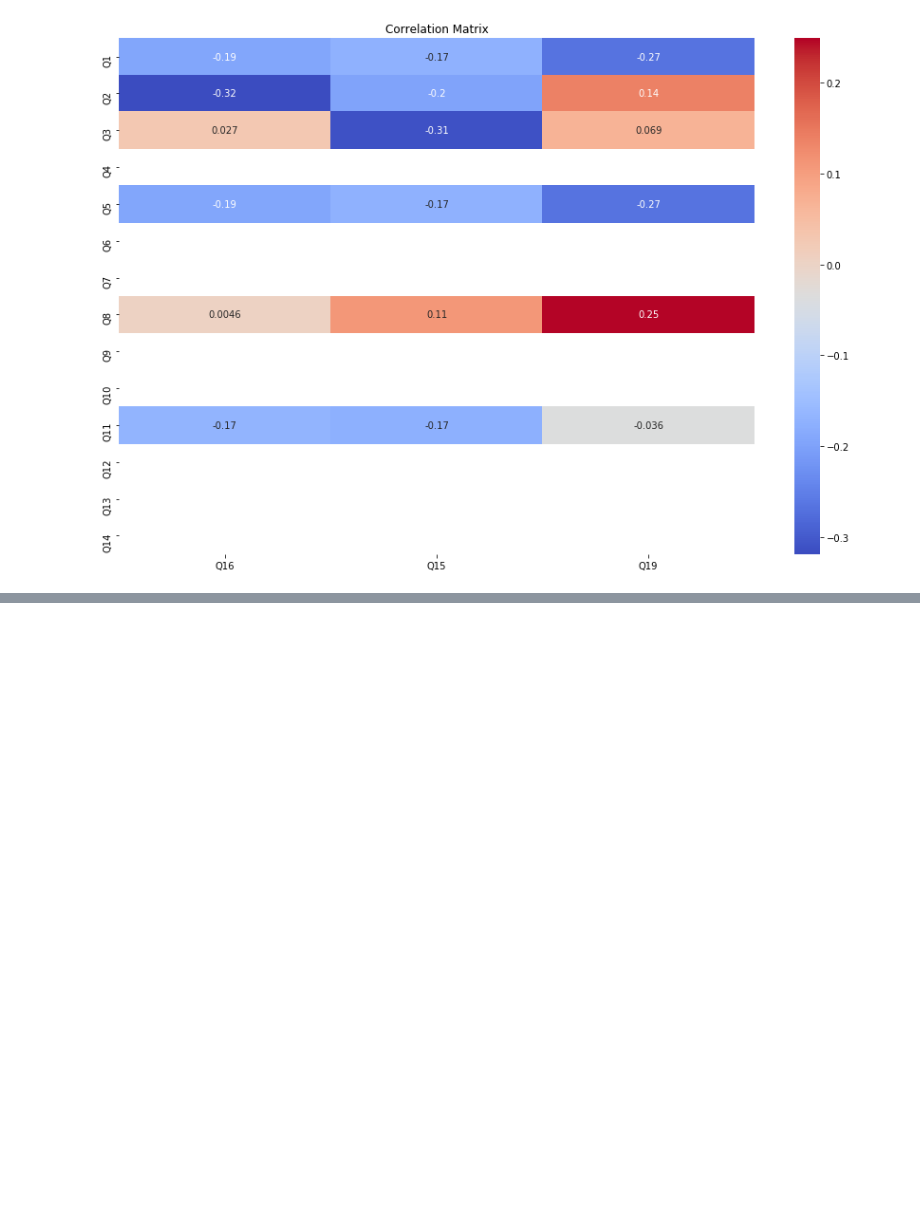
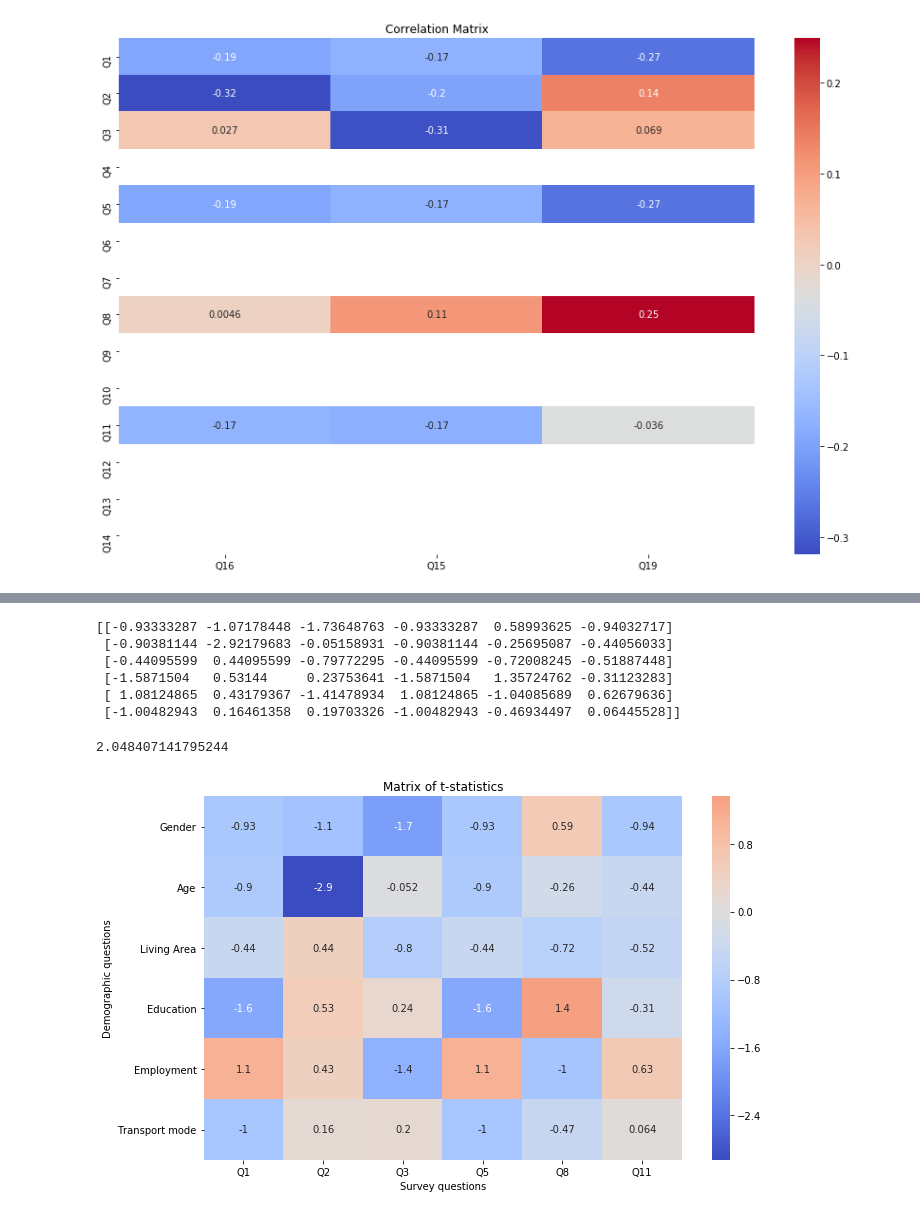
Before and after one commit to iatecookies/BachelorThesis, a Jupyter notebook: analysis.ipynb, the cells around one changed output, grey strips where cells are left out. Cells and saved outputs as stored; diff of their text form; code cells hidden in the pictures; blank space fills up the shorter version.

```diff
--- a/analysis.ipynb
+++ b/analysis.ipynb
@@ -471,0 +776,52 @@ Text(0.5, 1.0, 'Distribution of transportation mode')
+# %%
+# Your correlation matrix
+correlation_matrix = np.array([
+    [-0.173702, -0.198517, -0.311805, -0.173702, 0.110801, -0.174964],
+    [-0.168366, -0.483375, -0.009749, -0.168366, -0.048502, -0.082971],
+    [-0.083045, 0.083045, -0.149071, -0.083045, -0.134840, -0.097590],
+    [-0.287298, 0.099930, 0.044845, -0.287298, 0.248453, -0.058716],
+    [0.200200, 0.081331, -0.258297, 0.200200, -0.193005, 0.117631],
+    [-0.186561, 0.031094, 0.037210, -0.186561, -0.088351, 0.012180]
+])
+
+# Sample size
+n = 30
+
+# Calculate the t-statistic for each correlation coefficient
+t_statistics = correlation_matrix * np.sqrt((n - 2) / (1 - correlation_matrix ** 2))
+
+print(t_statistics)
+# %% [output]
+[[-0.93333287 -1.07178448 -1.73648763 -0.93333287  0.58993625 -0.94032717]
+ [-0.90381144 -2.92179683 -0.05158931 -0.90381144 -0.25695087 -0.44056033]
+ [-0.44095599  0.44095599 -0.79772295 -0.44095599 -0.72008245 -0.51887448]
+ [-1.5871504   0.53144     0.23753641 -1.5871504   1.35724762 -0.31123283]
+ [ 1.08124865  0.43179367 -1.41478934  1.08124865 -1.04085689  0.62679636]
+ [-1.00482943  0.16461358  0.19703326 -1.00482943 -0.46934497  0.06445528]]
+# %%
+from scipy.stats import t
+
+alpha = 0.05
+df = n-2
+critical_t = t.ppf(1 - alpha/2, df)
+print(critical_t)
+# %% [output]
+2.048407141795244
+# %%
+demographic_labels = ['Gender', 'Age', 'Living Area', 'Education', 'Employment', 'Transport mode']
+
+# Correlation coefficient labels
+correlation_labels = ['Q1', 'Q2', 'Q3', 'Q5', 'Q8', 'Q11']
+
+# Create a heatmap
+plt.figure(figsize=(10, 6))
+sns.heatmap(t_statistics, annot=True, cmap='coolwarm', center=0,
+            xticklabels=correlation_labels, yticklabels=demographic_labels)
+plt.xlabel('Survey questions')
+plt.ylabel('Demographic questions')
+plt.title('Matrix of t-statistics')
+plt.tight_layout()
+plt.savefig("t-statistics.pdf")
+plt.show()
+# %% [output]
+[figure, added]
```
Also changed, not shown: parts of 21 cells of this notebook, 1 other file.
